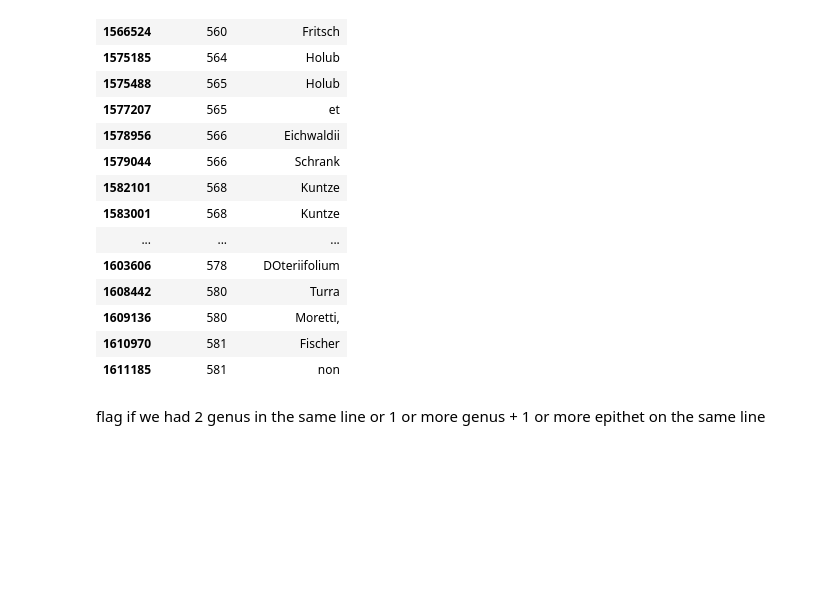
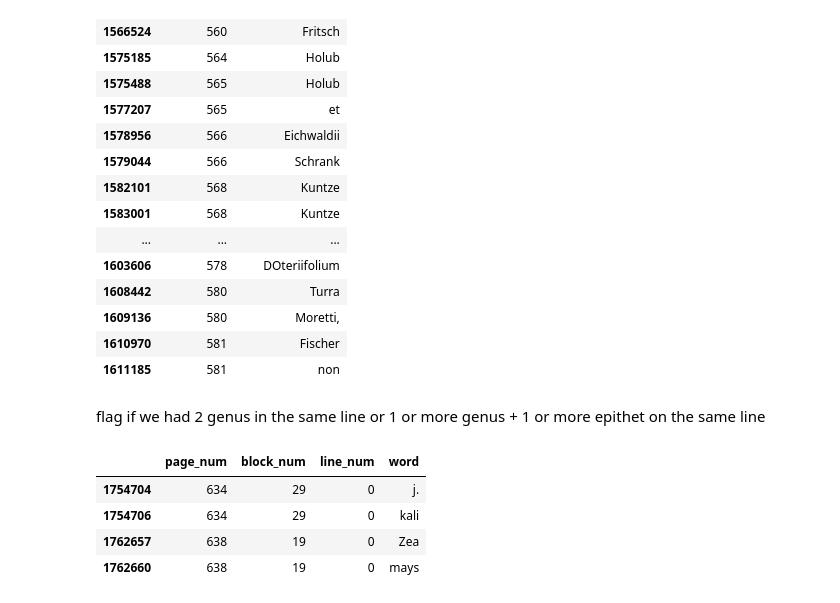
Before and after one commit to shidedh/UpdateFlora, a Jupyter notebook: index_code/0314_index_code.ipynb, the cells around one changed output. Saved outputs shown, nothing was run; the diff lists cells and outputs as text; code cells hidden in the pictures; blank space fills up the shorter version.

```diff
--- a/index_code/0314_index_code.ipynb
+++ b/index_code/0314_index_code.ipynb
@@ -604,0 +613,15 @@ flag if we had 2 genus in the same line or 1 or more genus + 1 or more epithet o
+# %%
+line_groups = [c for c in vol1_char_df.columns if c.startswith("vol")] + \
+              [c for c in vol1_char_df.columns if c.startswith("page")] + \
+              [c for c in vol1_char_df.columns if c.startswith("block")] +\
+              [c for c in vol1_char_df.columns if c.startswith("line")]
+
+line_group_df = vol1_char_df.groupby(line_groups)
+temp_line_df = vol1_char_df[line_group_df['potential_genus_match'].transform('any') & line_group_df['potential_epithet_match'].transform('any')]
+temp_line_df[(temp_line_df['potential_genus_match'] == True) | (temp_line_df['potential_epithet_match'] == True)][["page_num", "block_num", "line_num", "word"]].drop_duplicates()
+# %% [output]
+|  | page_num | block_num | line_num | word |
+| 1754704 | 634 | 29 | 0 | j. |
+| 1754706 | 634 | 29 | 0 | kali |
+| 1762657 | 638 | 19 | 0 | Zea |
+| 1762660 | 638 | 19 | 0 | mays |
```
Also changed, not shown: parts of 4 cells of this notebook, 1 other file.
